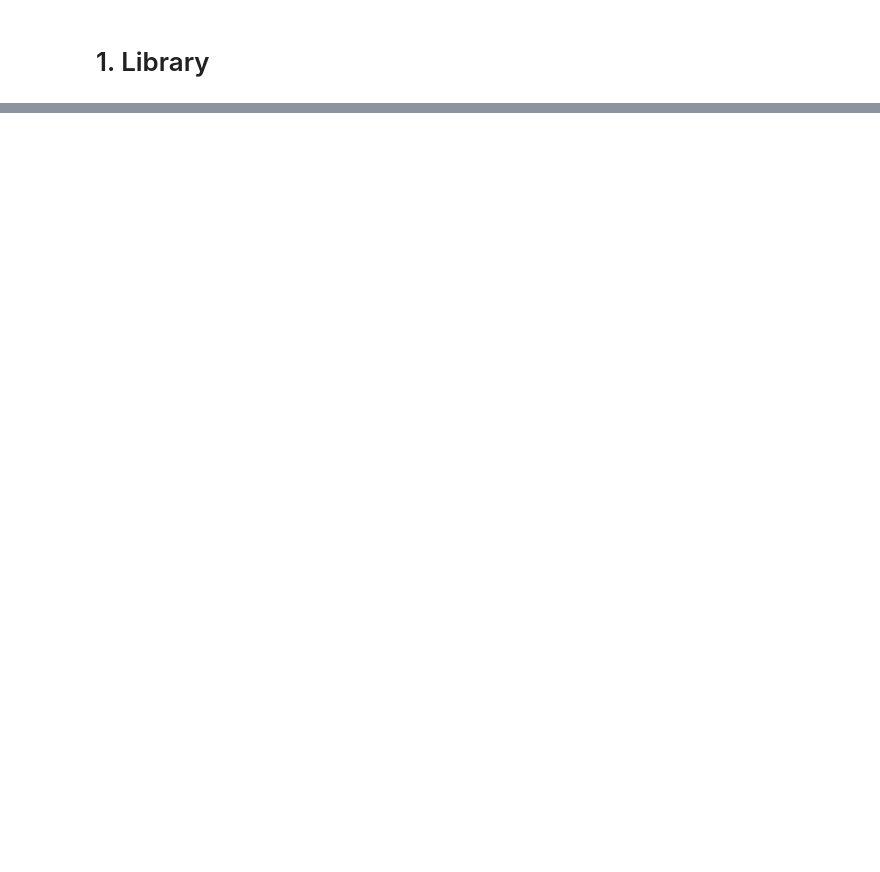
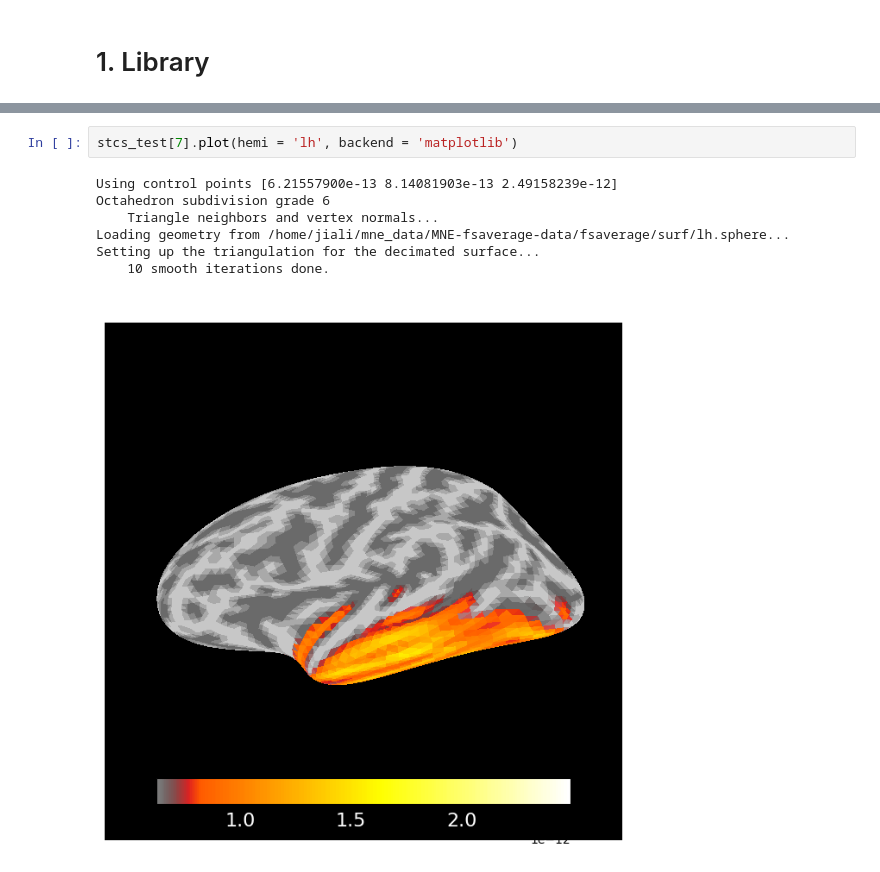
Before and after one commit to schko/mna, a Jupyter notebook: notebooks/embc_paper/2-Source.ipynb, the cells around one changed output, grey strips where cells are left out. Cells and saved outputs as stored; diff of their text form; blank space fills up the shorter version.

```diff
--- a/notebooks/embc_paper/2-Source.ipynb
+++ b/notebooks/embc_paper/2-Source.ipynb
@@ -1173,0 +231,10 @@ from PyEMD import EMD, Visualisation
+# %%
+stcs_test[7].plot(hemi = 'lh', backend = 'matplotlib')
+# %% [output]
+Using control points [6.21557900e-13 8.14081903e-13 2.49158239e-12]
+Octahedron subdivision grade 6
+    Triangle neighbors and vertex normals...
+Loading geometry from /home/jiali/mne_data/MNE-fsaverage-data/fsaverage/surf/lh.sphere...
+Setting up the triangulation for the decimated surface...
+    10 smooth iterations done.
+[figure, added]
```
Also changed, not shown: parts of 98 cells of this notebook, 42 other files.
